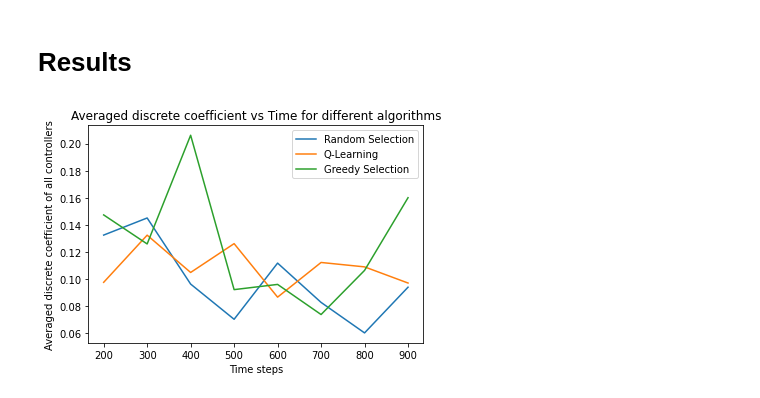
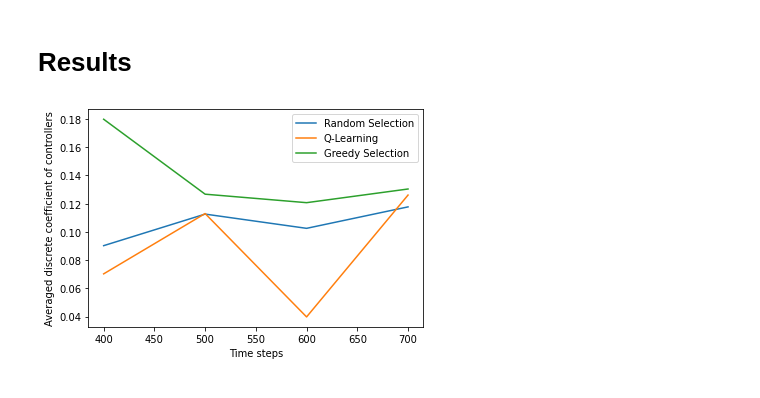
Before and after one commit to Imperial-lord/sdn-controllers-load-balancing, a Jupyter notebook: SDN_Controller_Load_Balancing_Averaged_Results.ipynb, the cells around one changed output. Cells and saved outputs as stored; diff of their text form; code cells hidden in the pictures.

```diff
--- a/SDN_Controller_Load_Balancing_Averaged_Results.ipynb
+++ b/SDN_Controller_Load_Balancing_Averaged_Results.ipynb
@@ -979,30 +979,29 @@ Controller      Controller Load Ratio
 # %%
 '''
 x = []  # For storing time steps
 y = []  # For averaged discrete coefficient
 '''
 
 x = []
 
 yrandom = []
 yQL = []
 yGreedy = []
 
 # Showing averaged results at each timestep
-for i in range(200,1000,100):
+for i in range(400,800,100):
     x.append(time_steps_list_rn[i])
 
     yrandom.append(mean([discrete_coeff_list_rn_all[0][i], discrete_coeff_list_rn_all[1][i], discrete_coeff_list_rn_all[2][i]]))
     yQL.append(mean([discrete_coeff_list_QL_all[0][i], discrete_coeff_list_QL_all[1][i], discrete_coeff_list_QL_all[2][i]]))
     yGreedy.append(mean([discrete_coeff_list_gr_all[0][i], discrete_coeff_list_gr_all[1][i], discrete_coeff_list_gr_all[2][i]]))
 
 plt.plot(x, yrandom, label='Random Selection')
 plt.plot(x, yQL, label='Q-Learning')
 plt.plot(x, yGreedy, label='Greedy Selection')
 plt.xlabel('Time steps')
-plt.ylabel('Averaged discrete coefficient of all controllers')
-plt.title('Averaged discrete coefficient vs Time for different algorithms')
+plt.ylabel('Averaged discrete coefficient of controllers')
 plt.legend()
 plt.show()
 # %% [output]
-[figure, old version]
+[figure, new version]
```
Also changed, not shown: parts of 1 cell of this notebook.
